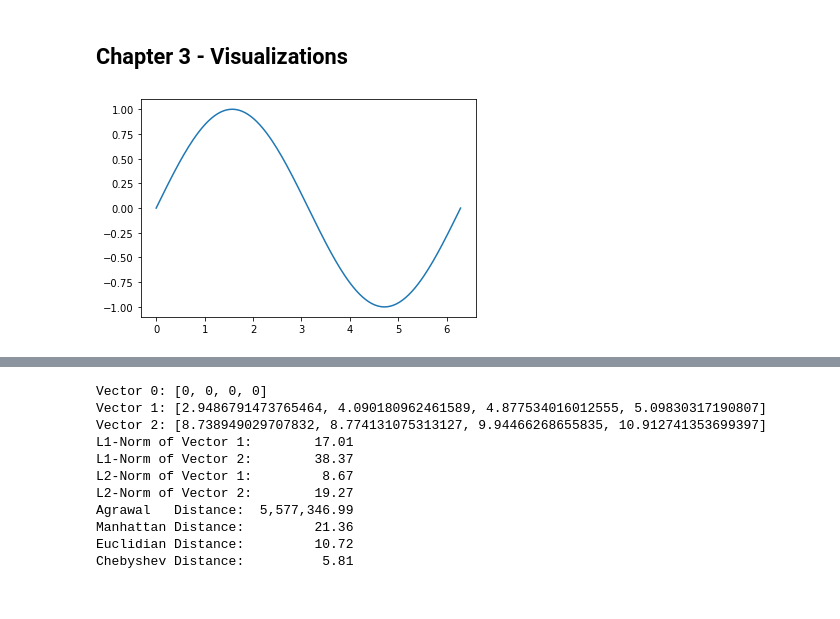
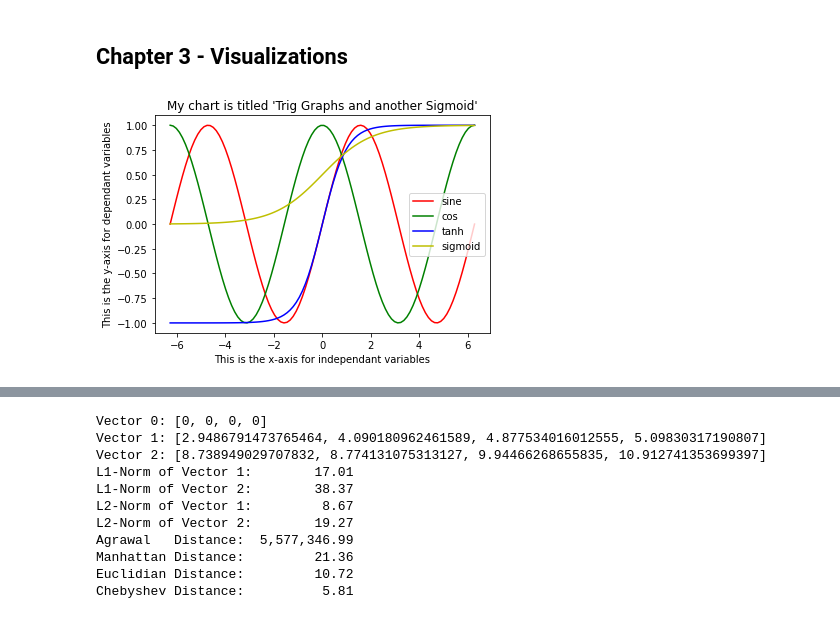
Before and after one commit to bigfastdata/MLTrainingCourse, a Jupyter notebook: WSG2022Spring/Math_Survivial_Lesson.ipynb, the cells around one changed output, grey strips where cells are left out. Drawn from its saved outputs; the diff is of its cells as text; code cells hidden in the pictures.

```diff
--- a/WSG2022Spring/Math_Survivial_Lesson.ipynb
+++ b/WSG2022Spring/Math_Survivial_Lesson.ipynb
@@ -76,13 +76,25 @@ Reversed vector's first element (zero-th index): 13
 ## Chapter 3 - Visualizations
 # %%
 import matplotlib.pyplot as plt
+e = 2.71828
 
-x = np.linspace(0, 2 * np.pi, 200)
-y = np.sin(x)
+x = np.linspace(-2 * np.pi, 2 * np.pi, 100)
+y1 = np.sin(x)
+y2 = np.cos(x)
+y3 = np.tanh(x)  # <--- Remember this "Sigmoidal" function for later (Sigmoid from Sigma from the greek letter, which in English starts with an 'S' and this curve is 'S' shaped)
+y4 = [(1 / (1 + e ** (0-i))) for i in x] # <--- This is the other Sigmoid function - remember it too
+
 fig, ax = plt.subplots()
-ax.plot(x, y)
+ax.plot(x, y1, color='r', label='sine')
+ax.plot(x, y2, color='g', label='cos')
+ax.plot(x, y3, color='b', label='tanh')
+ax.plot(x, y4, color='y', label='sigmoid')
+plt.xlabel("This is the x-axis for independant variables")
+plt.ylabel("This is the y-axis for dependant variables")
+plt.title("My chart is titled 'Trig Graphs and another Sigmoid'")
+plt.legend()
 plt.show()
 # %% [output]
-[figure, old version]
+[figure, new version]
 # %% [markdown]
 ## Chapter 4 - Linear Algebra
```
Also changed, not shown: parts of 6 cells of this notebook.
